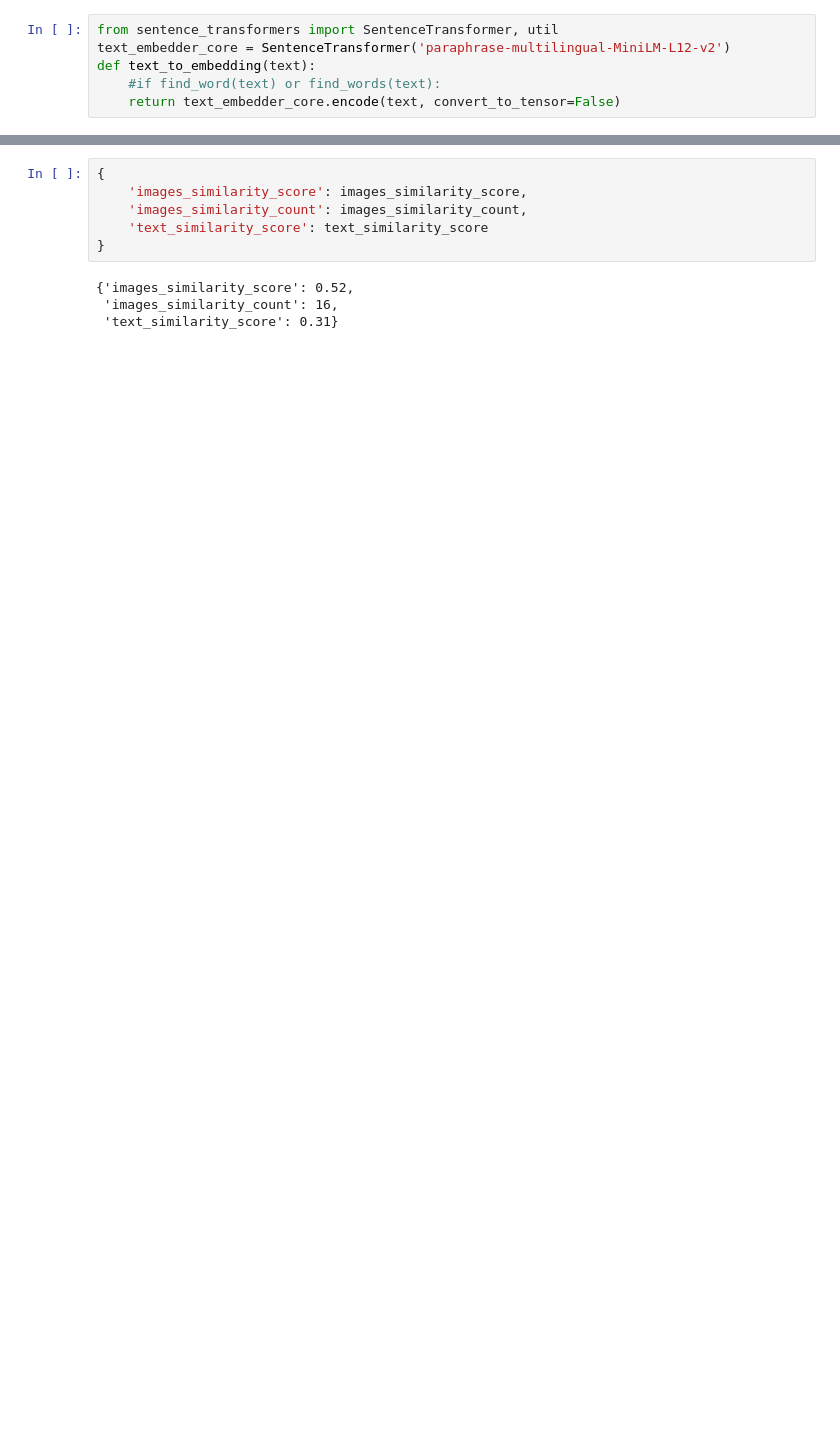
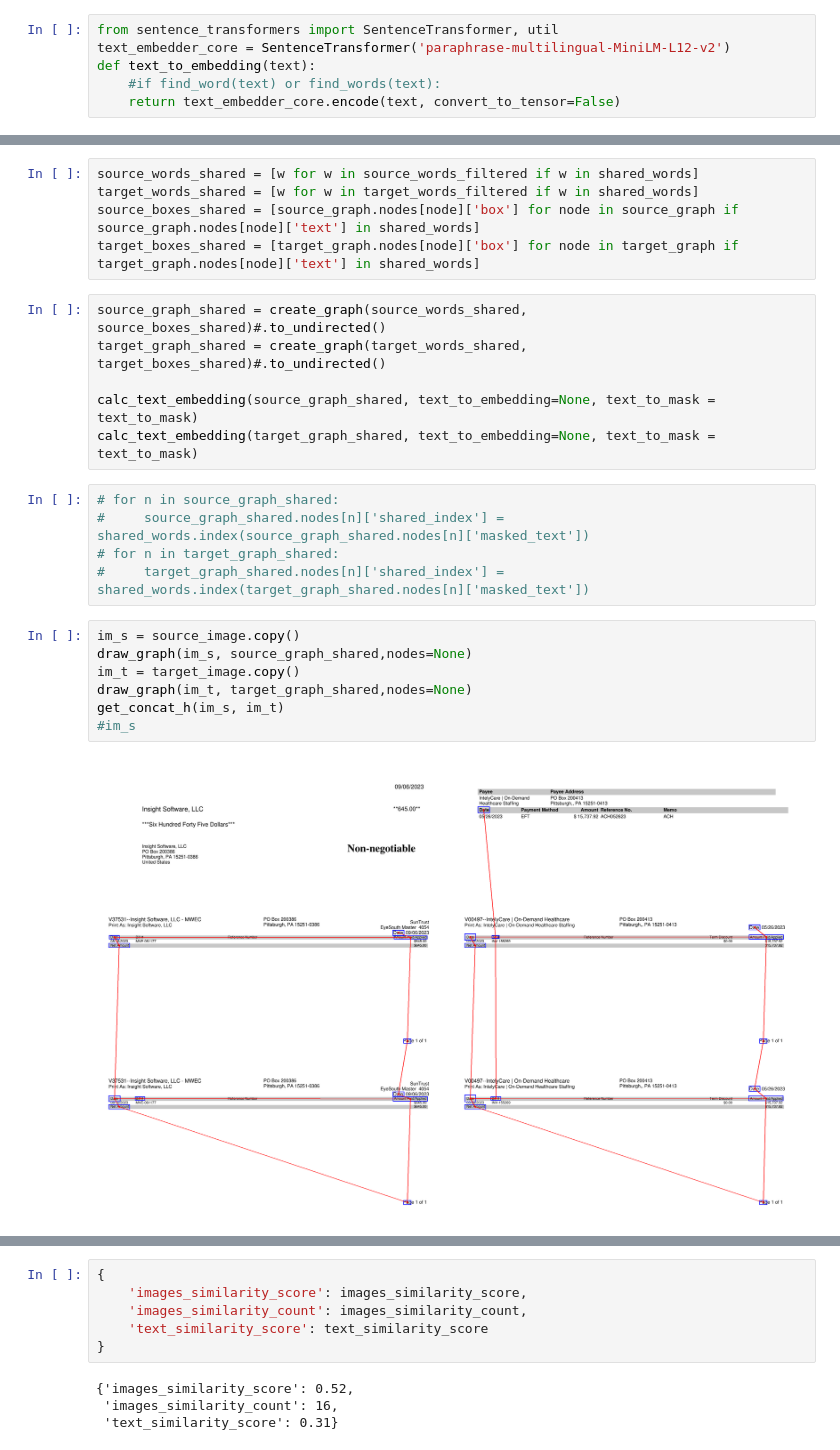
Before and after one commit to bilykigor/doc2graph, a Jupyter notebook: image_similarity.ipynb, the cells around one changed output, grey strips where cells are left out. Saved outputs shown, nothing was run; the diff lists cells and outputs as text; blank space fills up the shorter version.

```diff
--- a/image_similarity.ipynb
+++ b/image_similarity.ipynb
@@ -151,0 +159,25 @@ GRAPH Page ---> Page 0.8361513137817383
+# %%
+source_words_shared = [w for w in source_words_filtered if w in shared_words]
+target_words_shared = [w for w in target_words_filtered if w in shared_words]
+source_boxes_shared = [source_graph.nodes[node]['box'] for node in source_graph if source_graph.nodes[node]['text'] in shared_words]
+target_boxes_shared = [target_graph.nodes[node]['box'] for node in target_graph if target_graph.nodes[node]['text'] in shared_words]
+# %%
+source_graph_shared = create_graph(source_words_shared, source_boxes_shared)#.to_undirected()
+target_graph_shared = create_graph(target_words_shared, target_boxes_shared)#.to_undirected()
+
+calc_text_embedding(source_graph_shared, text_to_embedding=None, text_to_mask = text_to_mask)
+calc_text_embedding(target_graph_shared, text_to_embedding=None, text_to_mask = text_to_mask)
+# %%
+# for n in source_graph_shared:
+#     source_graph_shared.nodes[n]['shared_index'] = shared_words.index(source_graph_shared.nodes[n]['masked_text'])
+# for n in target_graph_shared:
+#     target_graph_shared.nodes[n]['shared_index'] = shared_words.index(target_graph_shared.nodes[n]['masked_text'])
+# %%
+im_s = source_image.copy()
+draw_graph(im_s, source_graph_shared,nodes=None)
+im_t = target_image.copy()
+draw_graph(im_t, target_graph_shared,nodes=None)
+get_concat_h(im_s, im_t)
+#im_s
+# %% [output]
+[figure, added]
```
Also changed, not shown: parts of 26 cells of this notebook, 4 other files.
